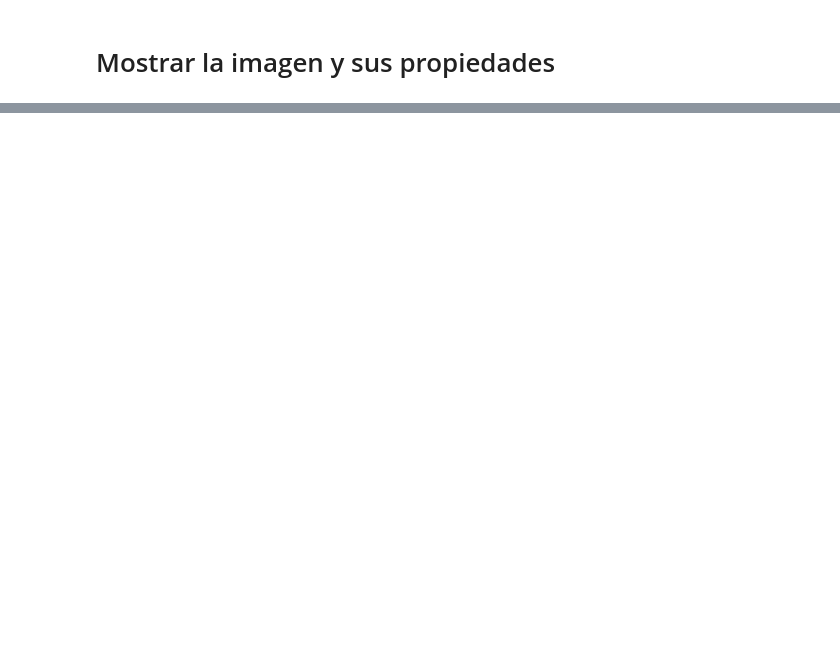
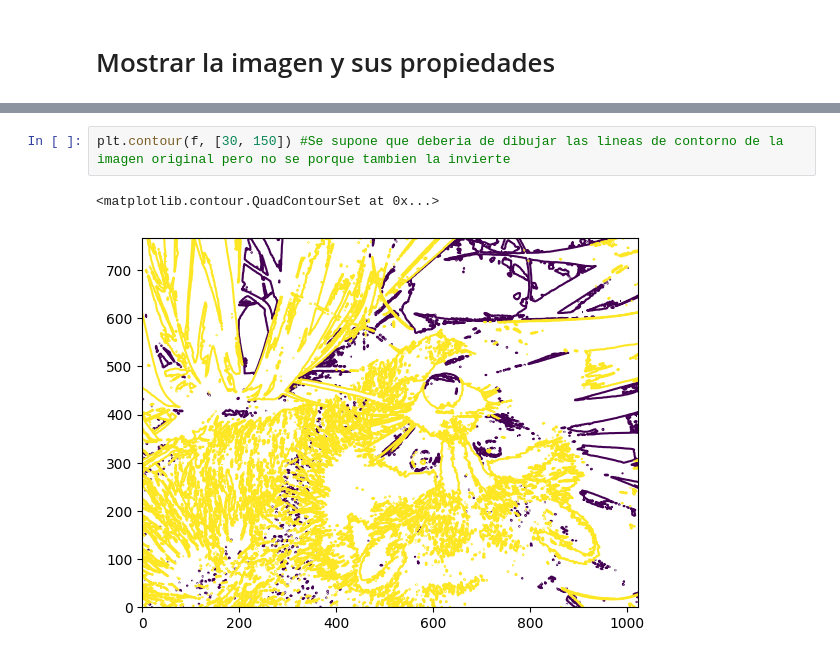
Before and after one commit to Arownsis/Procesamiento-Imagenes, a Jupyter notebook: Manipulacion y procesado con NumPy y SciPy/Notas.ipynb, the cells around one changed output, grey strips where cells are left out. Drawn from its saved outputs; the diff is of its cells as text; blank space fills up the shorter version.

```diff
--- a/Manipulacion y procesado con NumPy y SciPy/Notas.ipynb
+++ b/Manipulacion y procesado con NumPy y SciPy/Notas.ipynb
@@ -11,0 +41,5 @@ ImportError: Missing optional dependency 'pooch' required for scipy.datasets mod
+# %%
+plt.contour(f, [30, 150]) #Se supone que deberia de dibujar las lineas de contorno de la imagen original pero no se porque tambien la invierte
+# %% [output]
+<matplotlib.contour.QuadContourSet at 0x...>
+[figure, added]
```
Also changed, not shown: parts of 12 cells of this notebook.
